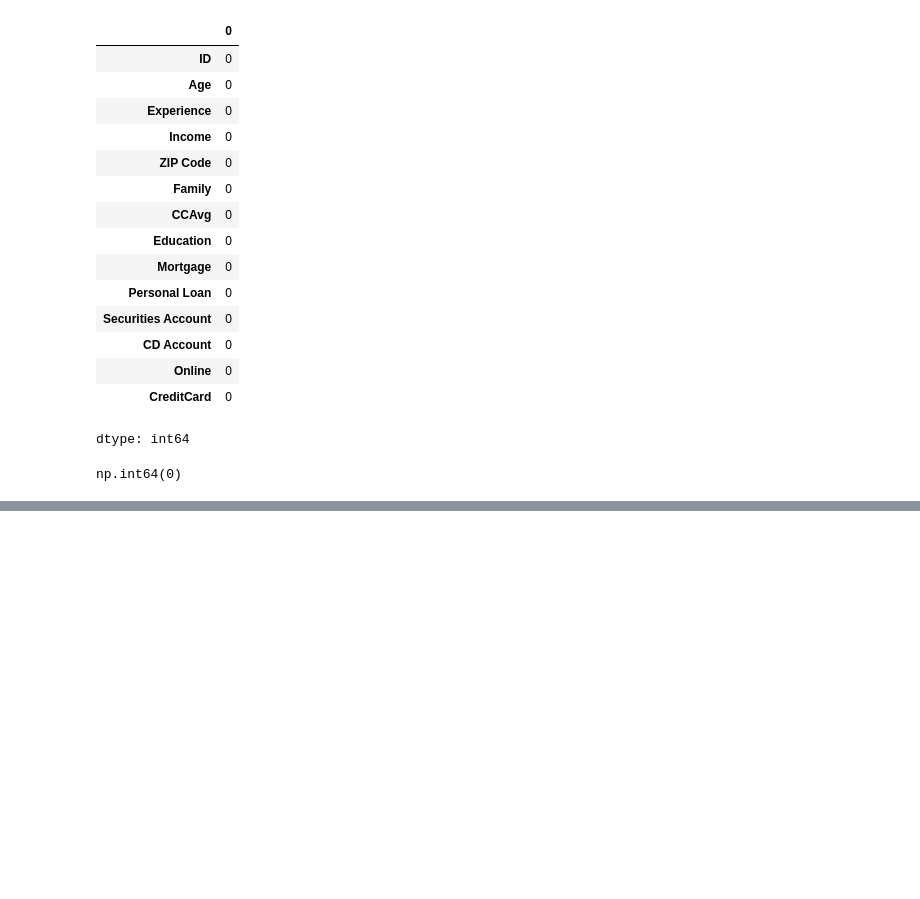
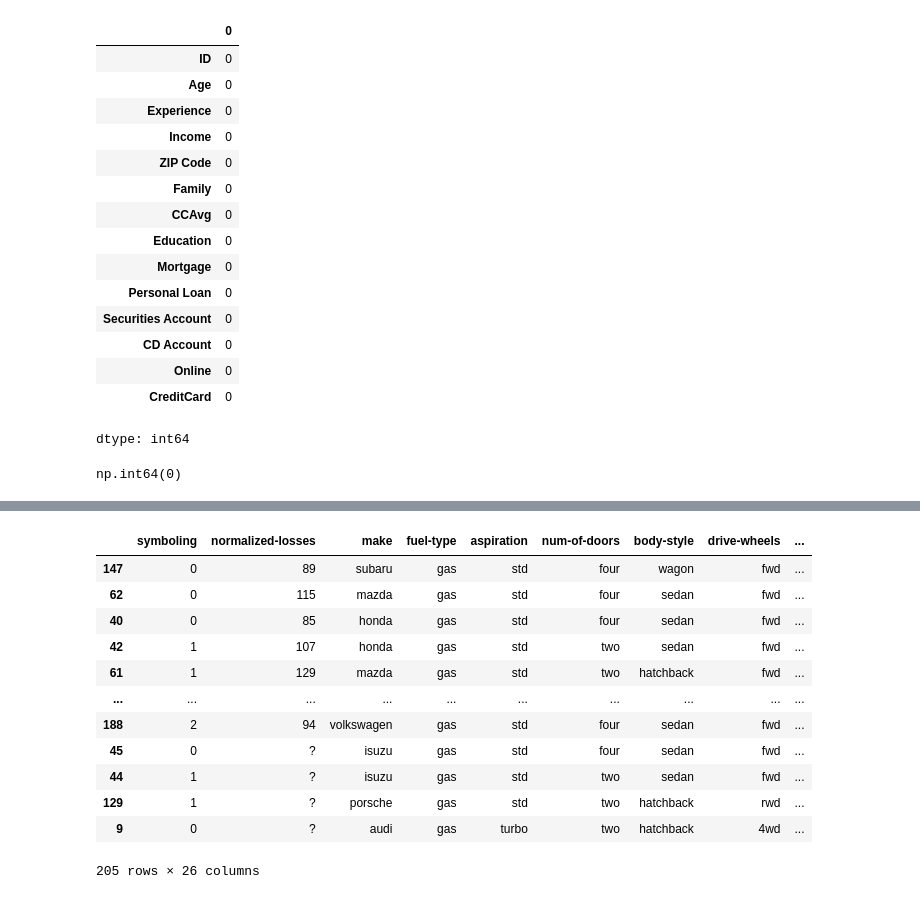
Before and after one commit to pariiii-khandal/EDA_PROJECT, a Jupyter notebook: 25BDS0197_Exp_2.ipynb, the cells around one changed output, grey strips where cells are left out. Saved outputs shown, nothing was run; the diff lists cells and outputs as text; code cells hidden in the pictures; blank space fills up the shorter version.

```diff
--- a/25BDS0197_Exp_2.ipynb
+++ b/25BDS0197_Exp_2.ipynb
@@ -118,0 +232,16 @@ np.int64(0)
+# %%
+df.sort_values("price")
+# %% [output]
+|  | symboling | normalized-losses | make | fuel-type | aspiration | num-of-doors | body-style | drive-wheels | ... |
+| 147 | 0 | 89 | subaru | gas | std | four | wagon | fwd | ... |
+| 62 | 0 | 115 | mazda | gas | std | four | sedan | fwd | ... |
+| 40 | 0 | 85 | honda | gas | std | four | sedan | fwd | ... |
+| 42 | 1 | 107 | honda | gas | std | two | sedan | fwd | ... |
+| 61 | 1 | 129 | mazda | gas | std | two | hatchback | fwd | ... |
+| ... | ... | ... | ... | ... | ... | ... | ... | ... | ... |
+| 188 | 2 | 94 | volkswagen | gas | std | four | sedan | fwd | ... |
+| 45 | 0 | ? | isuzu | gas | std | four | sedan | fwd | ... |
+| 44 | 1 | ? | isuzu | gas | std | two | sedan | fwd | ... |
+| 129 | 1 | ? | porsche | gas | std | two | hatchback | rwd | ... |
+| 9 | 0 | ? | audi | gas | turbo | two | hatchback | 4wd | ... |
+205 rows × 26 columns
```
Also changed, not shown: parts of 12 cells of this notebook.
